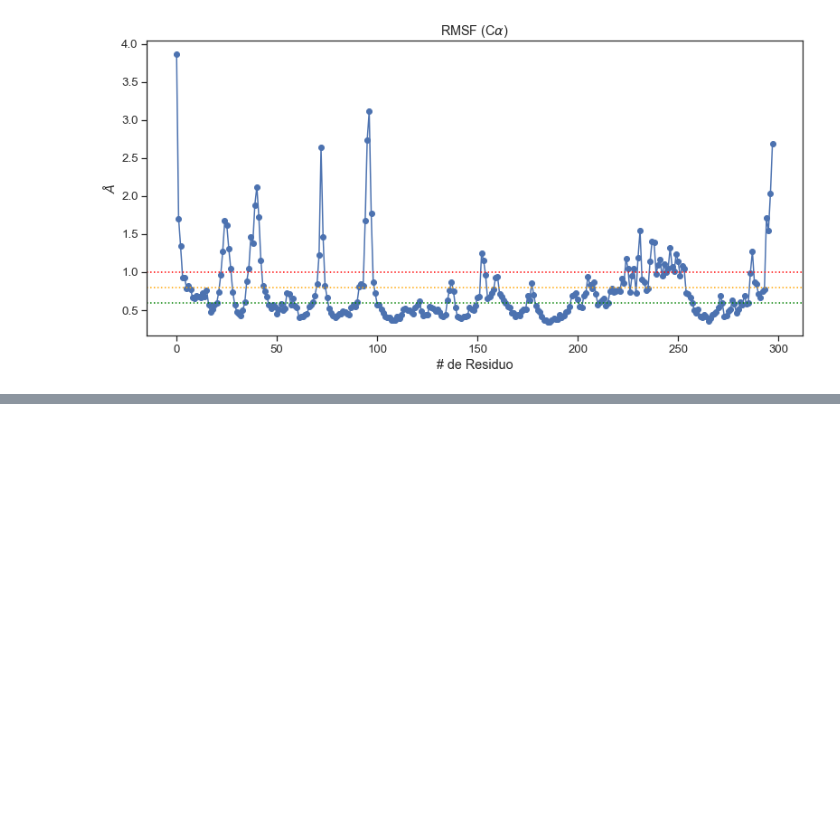
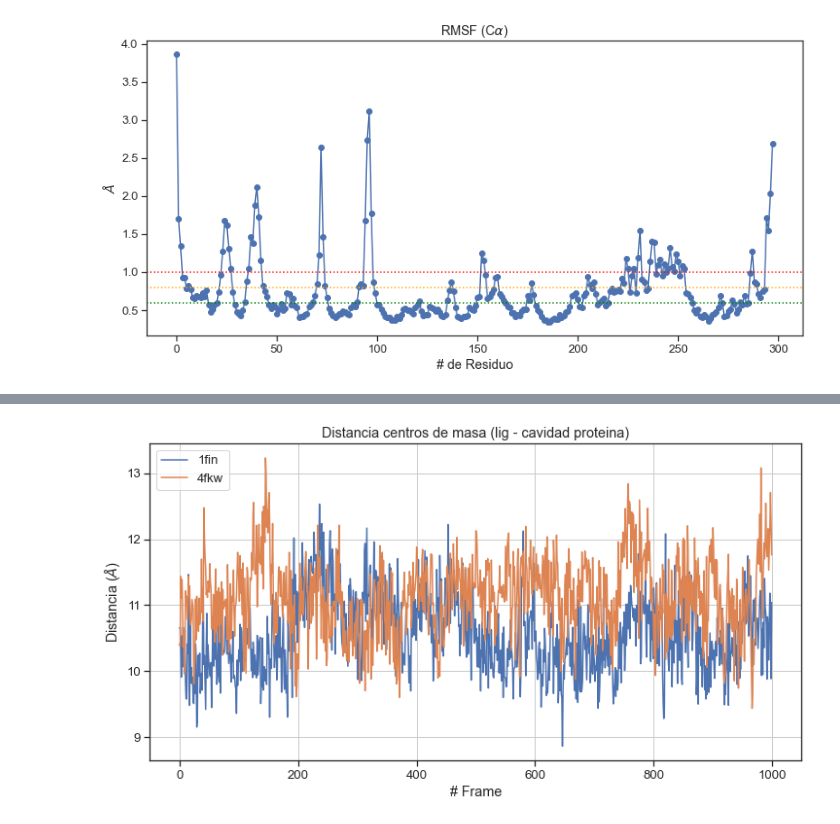
Before and after one commit to jRicciL/Taller_Simulacion_Molecular, a Jupyter notebook: resurces/md/analisis_de_trayectorias/Analisis_de_trayectorias.ipynb, the cells around one changed output, grey strips where cells are left out. Drawn from its saved outputs; the diff is of its cells as text; code cells hidden in the pictures; blank space fills up the shorter version.

```diff
--- a/resurces/md/analisis_de_trayectorias/Analisis_de_trayectorias.ipynb
+++ b/resurces/md/analisis_de_trayectorias/Analisis_de_trayectorias.ipynb
@@ -482,0 +488,30 @@ plt.show()
+# %%
+mask_prot = f':{pocket_residues}'
+# mask_prot = f'@CA'
+# %%
+# Protein 1fin
+traj_prod_1fin.superpose(mask_prot)
+cmass_pk_1fin = pyt.center_of_mass(traj=traj_prod_1fin, mask=mask_prot)
+# Ligando (1fin)
+cmas_lig_1fin = pyt.center_of_mass(traj=traj_prod_1fin, mask=':LIG')
+# distancia
+dist_pk_lig_1fin = np.sqrt(((cmass_pk_1fin - cmas_lig_1fin)**2).sum(axis=1))
+# %%
+# Protein 4fkw
+traj_prod_4fkw.superpose(mask_prot)
+cmass_pk_4fkw = pyt.center_of_mass(traj=traj_prod_4fkw, mask=mask_prot)
+# Ligando (4fkw)
+cmas_lig_4fkw = pyt.center_of_mass(traj=traj_prod_4fkw, mask=':LIG')
+# distancia
+dist_pk_lig_4fkw = np.sqrt(((cmass_pk_4fkw - cmas_lig_4fkw)**2).sum(axis=1))
+# %%
+fig, ax = plt.subplots()
+ax.plot(dist_pk_lig_1fin, label='1fin')
+ax.plot(dist_pk_lig_4fkw, label='4fkw')
+ax.set(title='Distancia centros de masa (lig - cavidad proteina)',
+      xlabel='# Frame', ylabel=r'Distancia ($\AA$)')
+ax.legend()
+ax.grid()
+plt.show()
+# %% [output]
+[figure, added]
```
Also changed, not shown: parts of 80 cells of this notebook, 1 other file.
